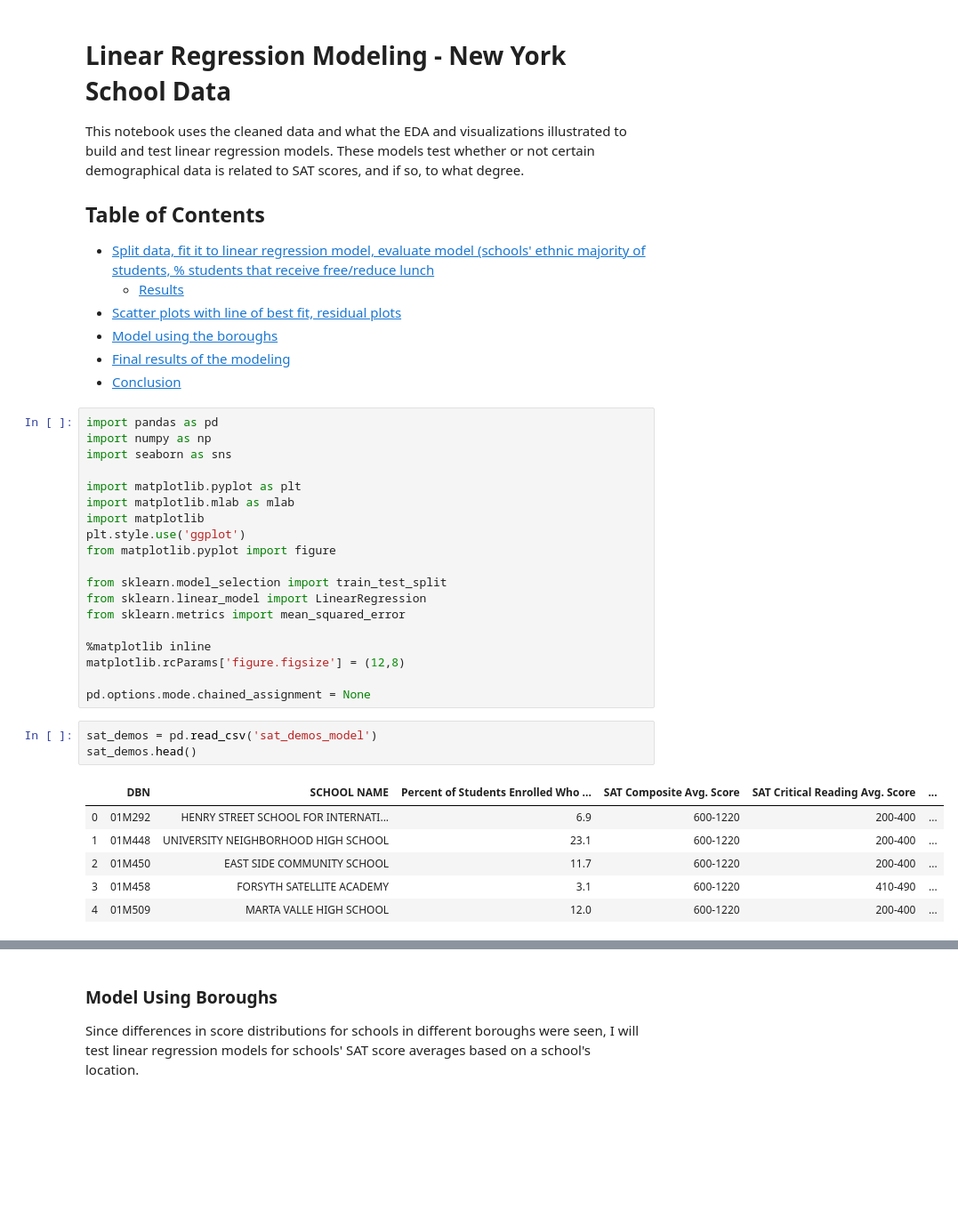
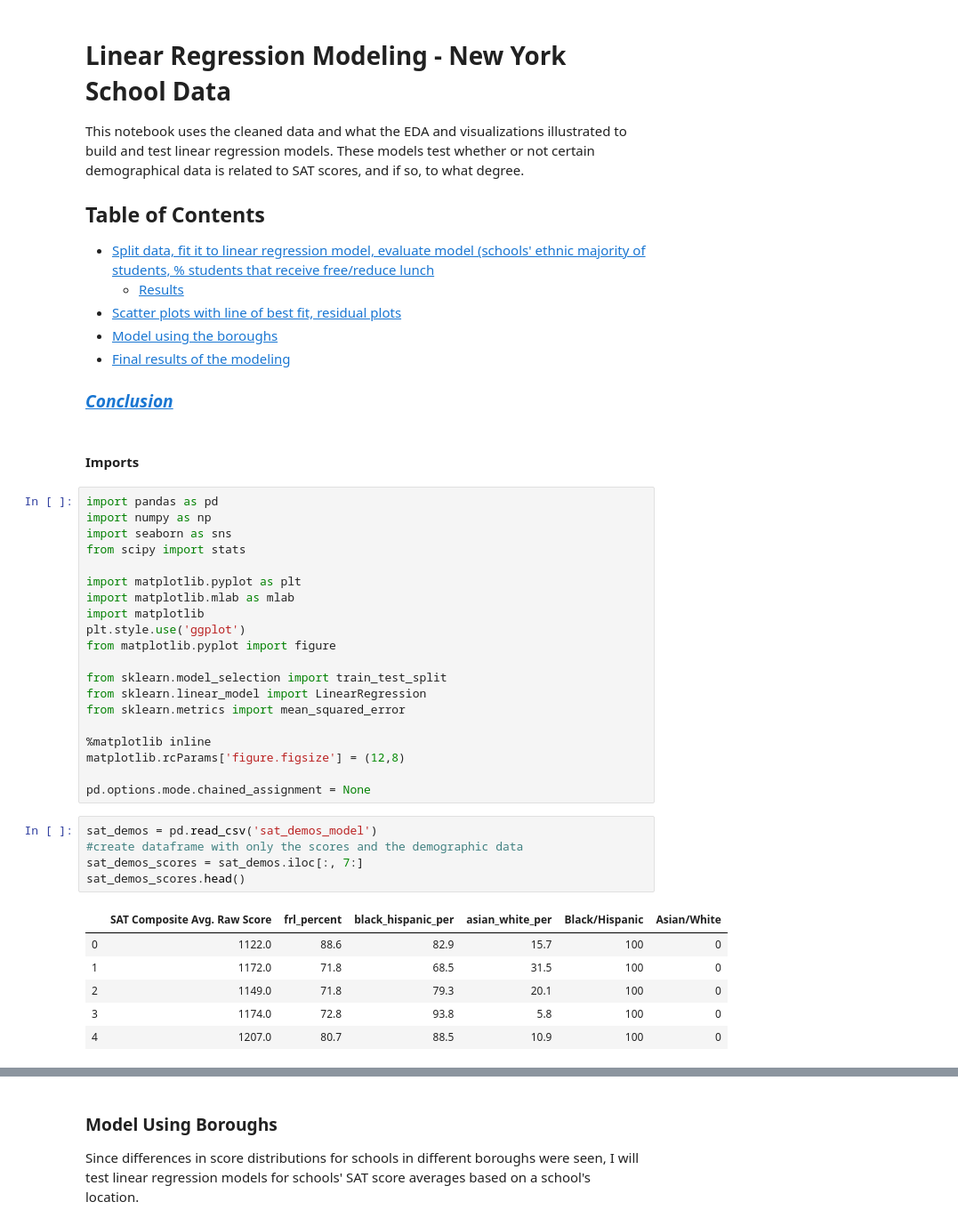
Before and after one commit to jacquelinekclee/data_cleaning_exploration_nyc_schools_sat, a Jupyter notebook: linear_regression_sat_ny.ipynb, the cells around one changed output, grey strips where cells are left out. Shown: that part at 89% size. Drawn from its saved outputs; the diff is of its cells as text; blank space fills up the shorter version.

```diff
--- a/linear_regression_sat_ny.ipynb
+++ b/linear_regression_sat_ny.ipynb
@@ -9,11 +9,14 @@ This notebook uses the cleaned data and what the EDA and visualizations illustra
 - [Scatter plots with line of best fit, residual plots](#scatter)
 - [Model using the boroughs](#boroughs)
 - [Final results of the modeling](#final_results)
-- [Conclusion](#conclusion)
+### [***Conclusion***](#conclusion)
+# %% [markdown]
+#### Imports
 # %%
 import pandas as pd
 import numpy as np
 import seaborn as sns
+from scipy import stats
 
 import matplotlib.pyplot as plt
 import matplotlib.mlab as mlab
@@ -31,13 +34,15 @@ matplotlib.rcParams['figure.figsize'] = (12,8)
 pd.options.mode.chained_assignment = None
 # %%
 sat_demos = pd.read_csv('sat_demos_model')
-sat_demos.head()
+#create dataframe with only the scores and the demographic data
+sat_demos_scores = sat_demos.iloc[:, 7:]
+sat_demos_scores.head()
 # %% [output]
-|  | DBN | SCHOOL NAME | Percent of Students Enrolled Who ... | SAT Composite Avg. Score | SAT Critical Reading Avg. Score | ... |
-| 0 | 01M292 | HENRY STREET SCHOOL FOR INTERNATI... | 6.9 | 600-1220 | 200-400 | ... |
-| 1 | 01M448 | UNIVERSITY NEIGHBORHOOD HIGH SCHOOL | 23.1 | 600-1220 | 200-400 | ... |
-| 2 | 01M450 | EAST SIDE COMMUNITY SCHOOL | 11.7 | 600-1220 | 200-400 | ... |
-| 3 | 01M458 | FORSYTH SATELLITE ACADEMY | 3.1 | 600-1220 | 410-490 | ... |
-| 4 | 01M509 | MARTA VALLE HIGH SCHOOL | 12.0 | 600-1220 | 200-400 | ... |
+|  | SAT Composite Avg. Raw Score | frl_percent | black_hispanic_per | asian_white_per | Black/Hispanic | Asian/White |
+| 0 | 1122.0 | 88.6 | 82.9 | 15.7 | 100 | 0 |
+| 1 | 1172.0 | 71.8 | 68.5 | 31.5 | 100 | 0 |
+| 2 | 1149.0 | 71.8 | 79.3 | 20.1 | 100 | 0 |
+| 3 | 1174.0 | 72.8 | 93.8 | 5.8 | 100 | 0 |
+| 4 | 1207.0 | 80.7 | 88.5 | 10.9 | 100 | 0 |
 # %% [markdown]
 <a class="anchor" id="split"></a>
```
Also changed, not shown: parts of 16 cells of this notebook.
